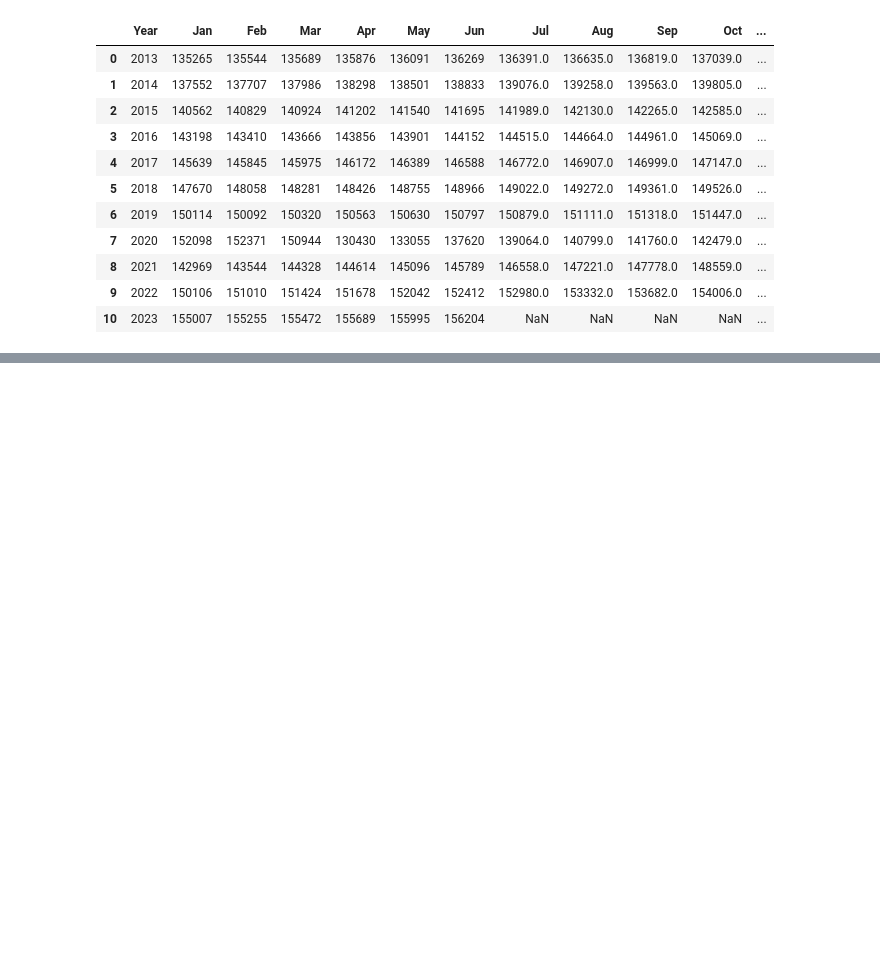
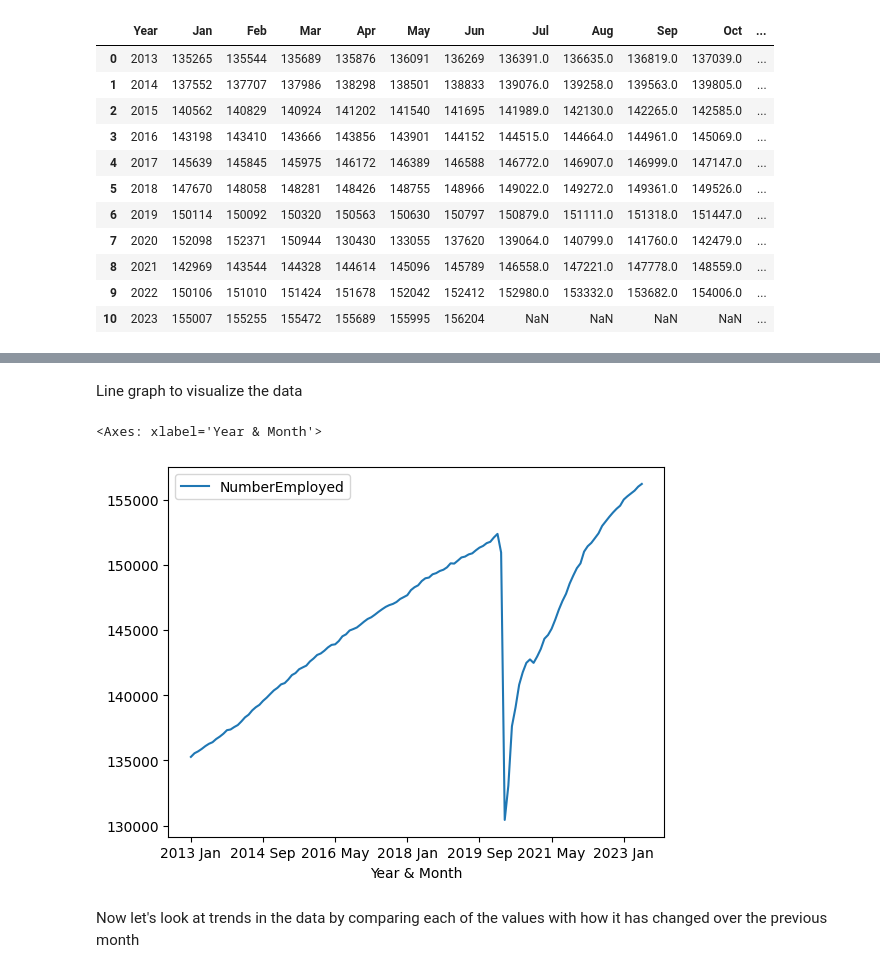
Before and after one commit to Xanitross/Covid_Effects_On_Jobs, a Jupyter notebook: Covid_Effects_On_Jobs.ipynb, the cells around one changed output, grey strips where cells are left out. Saved outputs shown, nothing was run; the diff lists cells and outputs as text; code cells hidden in the pictures; blank space fills up the shorter version.

```diff
--- a/Covid_Effects_On_Jobs.ipynb
+++ b/Covid_Effects_On_Jobs.ipynb
@@ -154,0 +140,3 @@ Graph time!
+# %%
+employed.set_index(["Year & Month"], inplace=True)
+employed
@@ -154,0 +160,3 @@ Graph time!
+# %%
+employed = employed.astype("int")
+employed
@@ -154,0 +178,9 @@ Graph time!
+# %% [markdown]
+Line graph to visualize the data
+# %%
+employed.plot.line()
+# %% [output]
+<Axes: xlabel='Year & Month'>
+[figure, added]
+# %% [markdown]
+Now let's look at trends in the data by comparing each of the values with how it has changed over the previous month
```
Also changed, not shown: parts of 30 cells of this notebook.
